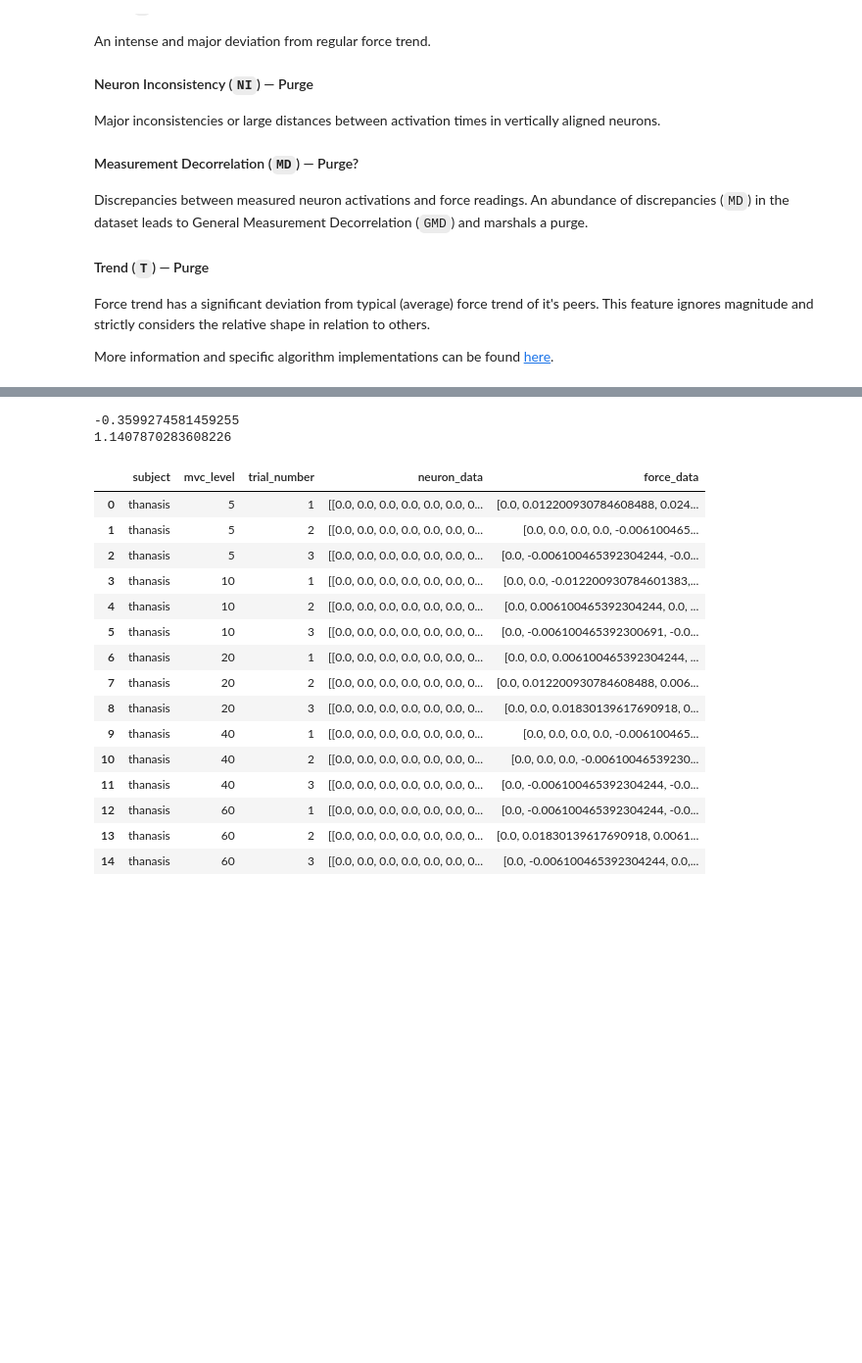
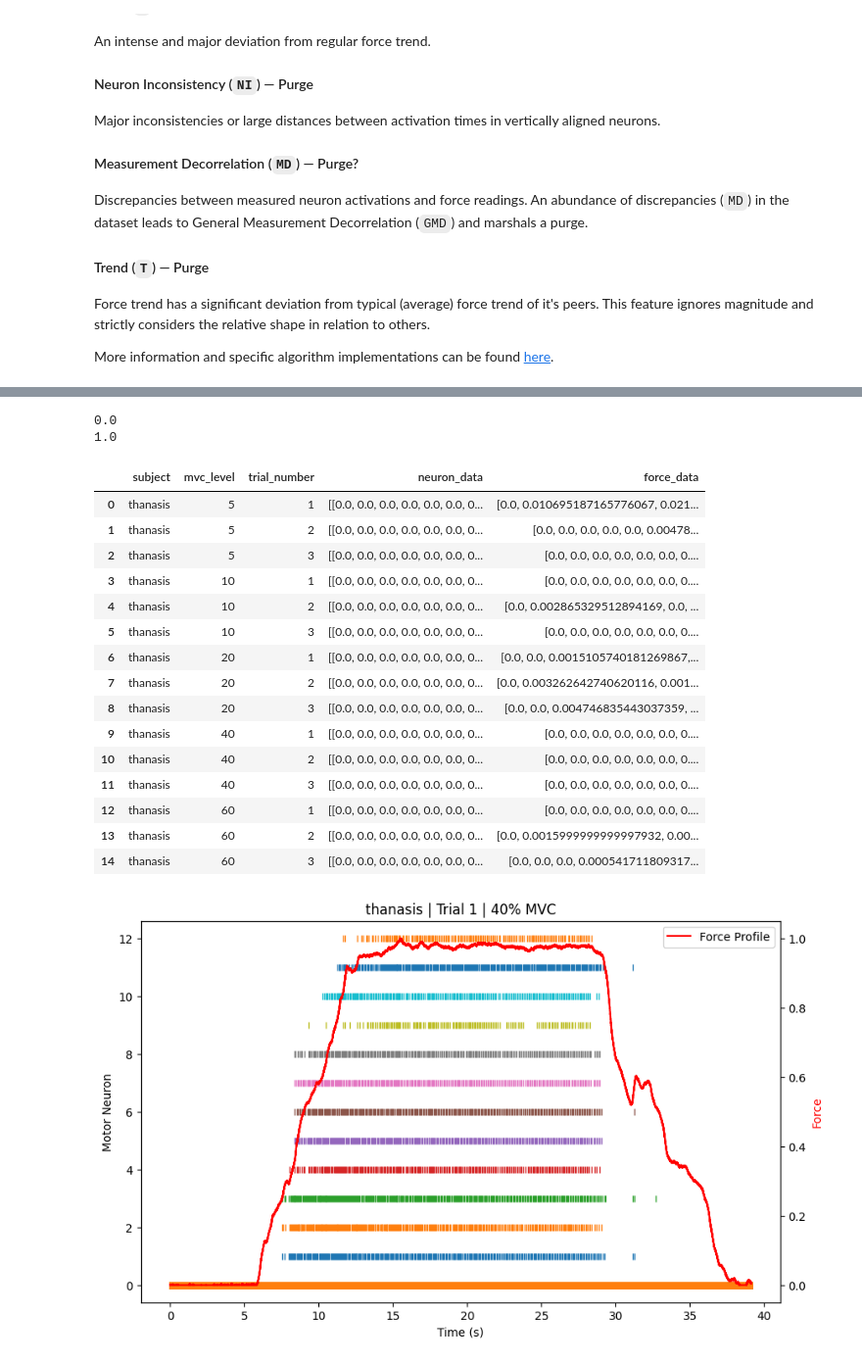
Before and after one commit to paul-bokelman/force-prediction, a Jupyter notebook: main.ipynb, the cells around one changed output, grey strips where cells are left out. Shown at 98% size. Cells and saved outputs as stored; diff of their text form; code cells hidden in the pictures; blank space fills up the shorter version.

Commit message:
Visualize trials (#12) closes: #12

```diff
--- a/main.ipynb
+++ b/main.ipynb
@@ -102,25 +104,32 @@ df = sanitizer.sanitize()
 Purging entries with insufficient neuron data...
 Purged 2 entries with insufficient neuron data. 15 entries remaining.
 # %%
-print(min(df[df["subject"] == "thanasis"]["force_data"].iloc[0]))
 print(max(df[df["subject"] == "thanasis"]["force_data"].iloc[0]))
 df[df["subject"] == "thanasis"]
 # %% [output]
--0.3599274581459255
-1.1407870283608226
+0.0
+1.0
 |  | subject | mvc_level | trial_number | neuron_data | force_data |
-| 0 | thanasis | 5 | 1 | [[0.0, 0.0, 0.0, 0.0, 0.0, 0.0, 0... | [0.0, 0.012200930784608488, 0.024... |
-| 1 | thanasis | 5 | 2 | [[0.0, 0.0, 0.0, 0.0, 0.0, 0.0, 0... | [0.0, 0.0, 0.0, 0.0, -0.006100465... |
-| 2 | thanasis | 5 | 3 | [[0.0, 0.0, 0.0, 0.0, 0.0, 0.0, 0... | [0.0, -0.006100465392304244, -0.0... |
-| 3 | thanasis | 10 | 1 | [[0.0, 0.0, 0.0, 0.0, 0.0, 0.0, 0... | [0.0, 0.0, -0.012200930784601383,... |
-| 4 | thanasis | 10 | 2 | [[0.0, 0.0, 0.0, 0.0, 0.0, 0.0, 0... | [0.0, 0.006100465392304244, 0.0, ... |
-| 5 | thanasis | 10 | 3 | [[0.0, 0.0, 0.0, 0.0, 0.0, 0.0, 0... | [0.0, -0.006100465392300691, -0.0... |
-| 6 | thanasis | 20 | 1 | [[0.0, 0.0, 0.0, 0.0, 0.0, 0.0, 0... | [0.0, 0.0, 0.006100465392304244, ... |
-| 7 | thanasis | 20 | 2 | [[0.0, 0.0, 0.0, 0.0, 0.0, 0.0, 0... | [0.0, 0.012200930784608488, 0.006... |
-| 8 | thanasis | 20 | 3 | [[0.0, 0.0, 0.0, 0.0, 0.0, 0.0, 0... | [0.0, 0.0, 0.01830139617690918, 0... |
-| 9 | thanasis | 40 | 1 | [[0.0, 0.0, 0.0, 0.0, 0.0, 0.0, 0... | [0.0, 0.0, 0.0, 0.0, -0.006100465... |
-| 10 | thanasis | 40 | 2 | [[0.0, 0.0, 0.0, 0.0, 0.0, 0.0, 0... | [0.0, 0.0, 0.0, -0.00610046539230... |
-| 11 | thanasis | 40 | 3 | [[0.0, 0.0, 0.0, 0.0, 0.0, 0.0, 0... | [0.0, -0.006100465392304244, -0.0... |
-| 12 | thanasis | 60 | 1 | [[0.0, 0.0, 0.0, 0.0, 0.0, 0.0, 0... | [0.0, -0.006100465392304244, -0.0... |
-| 13 | thanasis | 60 | 2 | [[0.0, 0.0, 0.0, 0.0, 0.0, 0.0, 0... | [0.0, 0.01830139617690918, 0.0061... |
-| 14 | thanasis | 60 | 3 | [[0.0, 0.0, 0.0, 0.0, 0.0, 0.0, 0... | [0.0, -0.006100465392304244, 0.0,... |
+| 0 | thanasis | 5 | 1 | [[0.0, 0.0, 0.0, 0.0, 0.0, 0.0, 0... | [0.0, 0.010695187165776067, 0.021... |
+| 1 | thanasis | 5 | 2 | [[0.0, 0.0, 0.0, 0.0, 0.0, 0.0, 0... | [0.0, 0.0, 0.0, 0.0, 0.0, 0.00478... |
+| 2 | thanasis | 5 | 3 | [[0.0, 0.0, 0.0, 0.0, 0.0, 0.0, 0... | [0.0, 0.0, 0.0, 0.0, 0.0, 0.0, 0.... |
+| 3 | thanasis | 10 | 1 | [[0.0, 0.0, 0.0, 0.0, 0.0, 0.0, 0... | [0.0, 0.0, 0.0, 0.0, 0.0, 0.0, 0.... |
+| 4 | thanasis | 10 | 2 | [[0.0, 0.0, 0.0, 0.0, 0.0, 0.0, 0... | [0.0, 0.002865329512894169, 0.0, ... |
+| 5 | thanasis | 10 | 3 | [[0.0, 0.0, 0.0, 0.0, 0.0, 0.0, 0... | [0.0, 0.0, 0.0, 0.0, 0.0, 0.0, 0.... |
+| 6 | thanasis | 20 | 1 | [[0.0, 0.0, 0.0, 0.0, 0.0, 0.0, 0... | [0.0, 0.0, 0.0015105740181269867,... |
+| 7 | thanasis | 20 | 2 | [[0.0, 0.0, 0.0, 0.0, 0.0, 0.0, 0... | [0.0, 0.003262642740620116, 0.001... |
+| 8 | thanasis | 20 | 3 | [[0.0, 0.0, 0.0, 0.0, 0.0, 0.0, 0... | [0.0, 0.0, 0.004746835443037359, ... |
+| 9 | thanasis | 40 | 1 | [[0.0, 0.0, 0.0, 0.0, 0.0, 0.0, 0... | [0.0, 0.0, 0.0, 0.0, 0.0, 0.0, 0.... |
+| 10 | thanasis | 40 | 2 | [[0.0, 0.0, 0.0, 0.0, 0.0, 0.0, 0... | [0.0, 0.0, 0.0, 0.0, 0.0, 0.0, 0.... |
+| 11 | thanasis | 40 | 3 | [[0.0, 0.0, 0.0, 0.0, 0.0, 0.0, 0... | [0.0, 0.0, 0.0, 0.0, 0.0, 0.0, 0.... |
+| 12 | thanasis | 60 | 1 | [[0.0, 0.0, 0.0, 0.0, 0.0, 0.0, 0... | [0.0, 0.0, 0.0, 0.0, 0.0, 0.0, 0.... |
+| 13 | thanasis | 60 | 2 | [[0.0, 0.0, 0.0, 0.0, 0.0, 0.0, 0... | [0.0, 0.0015999999999997932, 0.00... |
+| 14 | thanasis | 60 | 3 | [[0.0, 0.0, 0.0, 0.0, 0.0, 0.0, 0... | [0.0, 0.0, 0.0, 0.000541711809317... |
+# %%
+import globals.visualization
+importlib.reload(globals.visualization)
+from globals.visualization import visualize_trial
+
+visualize_trial(df=df, subject="thanasis", trial_number=1, mvc_level=40)
+# %% [output]
+[figure, added]
```
Also changed, not shown: parts of 1 cell of this notebook, 3 other files.
